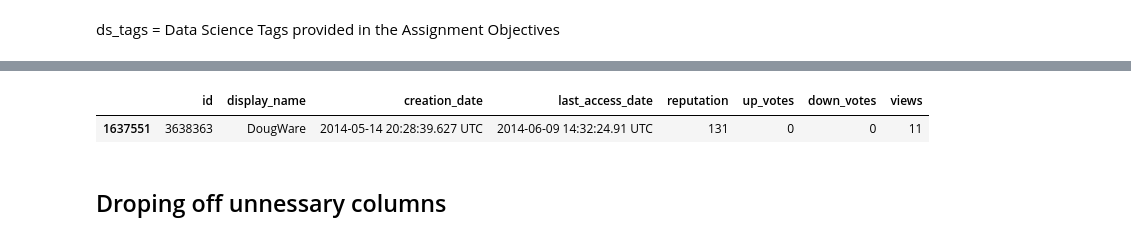
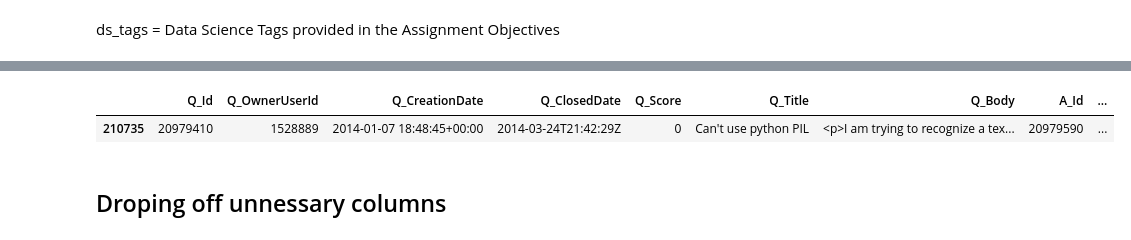
Before and after one commit to prajwalpai/Upgrad-Assignments, a Jupyter notebook: SO_Assignment-complete.ipynb, the cells around one changed output, grey strips where cells are left out. Cells and saved outputs as stored; diff of their text form; code cells hidden in the pictures.

```diff
--- a/SO_Assignment-complete.ipynb
+++ b/SO_Assignment-complete.ipynb
@@ -511,8 +500,8 @@ final_df.sample()
 # %%
-users.sample()
+final_df.sample()
 # %% [output]
-|  | id | display_name | creation_date | last_access_date | reputation | up_votes | down_votes | views |
-| 1637551 | 3638363 | DougWare | 2014-05-14 20:28:39.627 UTC | 2014-06-09 14:32:24.91 UTC | 131 | 0 | 0 | 11 |
+|  | Q_Id | Q_OwnerUserId | Q_CreationDate | Q_ClosedDate | Q_Score | Q_Title | Q_Body | A_Id | ... |
+| 210735 | 20979410 | 1528889 | 2014-01-07 18:48:45+00:00 | 2014-03-24T21:42:29Z | 0 | Can't use python PIL | <p>I am trying to recognize a tex... | 20979590 | ... |
 # %% [markdown]
 ## Droping off unnessary columns
 # %%
```
Also changed, not shown: parts of 42 cells of this notebook.
